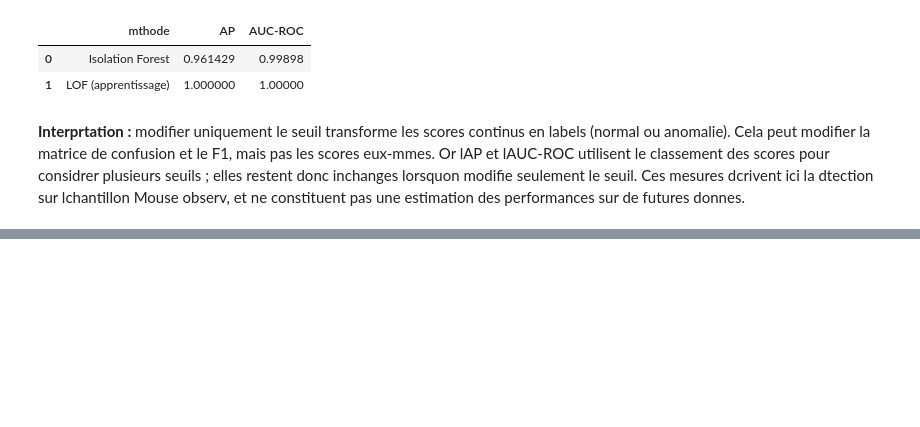
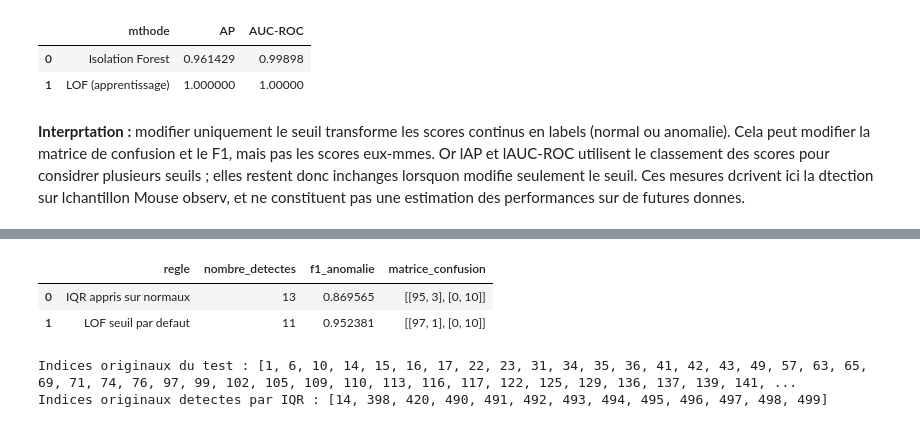
Before and after one commit to Youcef3131/D-tection-d-anomalies, a Jupyter notebook: code.ipynb, the cells around one changed output, grey strips where cells are left out. Cells and saved outputs as stored; diff of their text form; code cells hidden in the pictures; blank space fills up the shorter version.

```diff
--- a/code.ipynb
+++ b/code.ipynb
@@ -240,0 +324,27 @@ display(pd.DataFrame(ranking_results))
+# %%
+novelty_iqr_evaluation = evaluate_predictions(y_novelty_test, novelty_iqr_labels)
+novelty_default_evaluation = evaluate_predictions(y_novelty_test, novelty_default_labels)
+
+novelty_comparison = pd.DataFrame([
+    {
+        "regle": "IQR appris sur normaux",
+        "nombre_detectes": len(novelty_iqr_evaluation["detected_indices"]),
+        "f1_anomalie": novelty_iqr_evaluation["f1_anomalie"],
+        "matrice_confusion": novelty_iqr_evaluation["confusion_matrix"].tolist(),
+    },
+    {
+        "regle": "LOF seuil par defaut",
+        "nombre_detectes": len(novelty_default_evaluation["detected_indices"]),
+        "f1_anomalie": novelty_default_evaluation["f1_anomalie"],
+        "matrice_confusion": novelty_default_evaluation["confusion_matrix"].tolist(),
+    },
+])
+display(novelty_comparison)
+print("Indices originaux du test :", novelty_test_idx.tolist())
+print("Indices originaux detectes par IQR :", novelty_test_idx[novelty_iqr_labels == -1].tolist())
+# %% [output]
+|  | regle | nombre_detectes | f1_anomalie | matrice_confusion |
+| 0 | IQR appris sur normaux | 13 | 0.869565 | [[95, 3], [0, 10]] |
+| 1 | LOF seuil par defaut | 11 | 0.952381 | [[97, 1], [0, 10]] |
+Indices originaux du test : [1, 6, 10, 14, 15, 16, 17, 22, 23, 31, 34, 35, 36, 41, 42, 43, 49, 57, 63, 65, 69, 71, 74, 76, 97, 99, 102, 105, 109, 110, 113, 116, 117, 122, 125, 129, 136, 137, 139, 141, ...
+Indices originaux detectes par IQR : [14, 398, 420, 490, 491, 492, 493, 494, 495, 496, 497, 498, 499]
```
Also changed, not shown: parts of 8 cells of this notebook, 2 other files.
